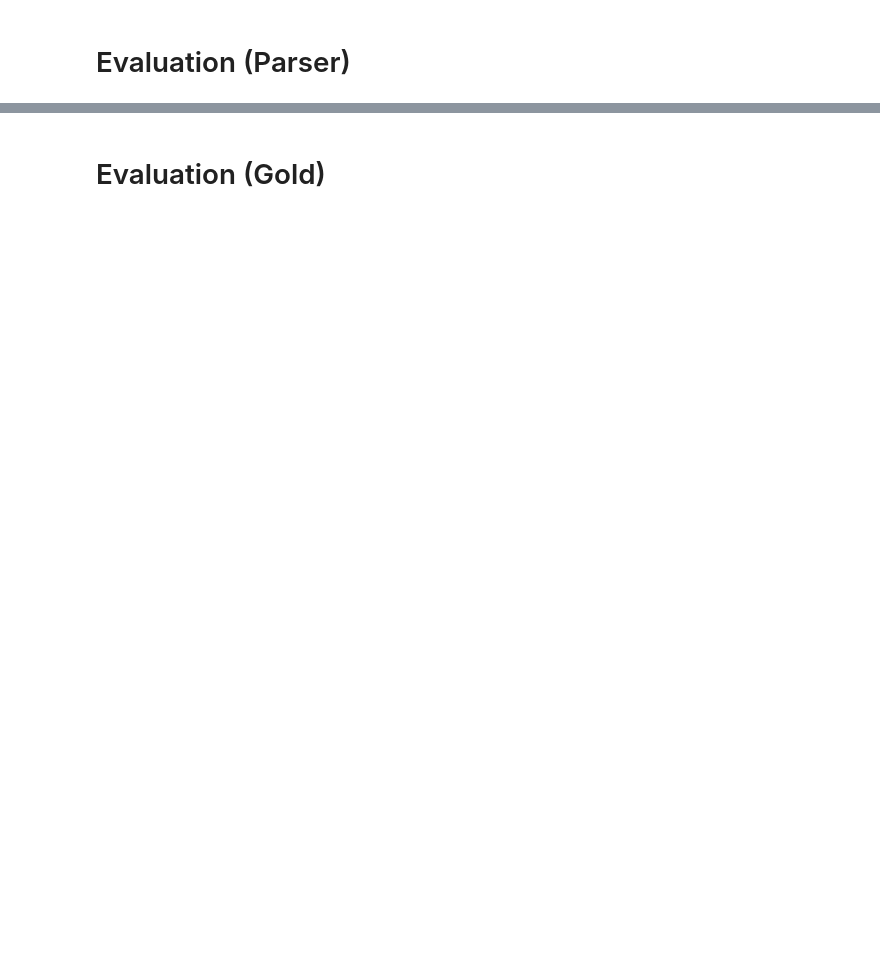
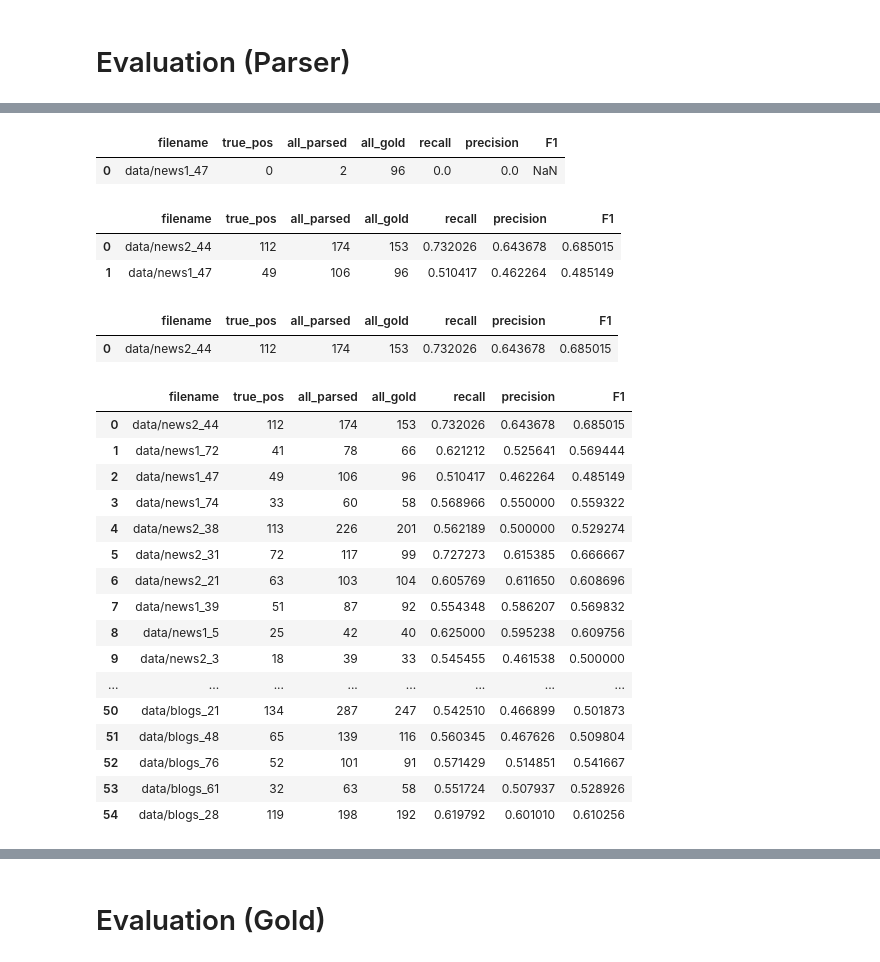
Before and after one commit to tchewik/isanlp_rst, a Jupyter notebook: src/maintenance/4.2_tree_building_bimpm_classifiers.ipynb, the cells around one changed output, grey strips where cells are left out. Cells and saved outputs as stored; diff of their text form; code cells hidden in the pictures; blank space fills up the shorter version.

```diff
--- a/src/maintenance/4.2_tree_building_bimpm_classifiers.ipynb
+++ b/src/maintenance/4.2_tree_building_bimpm_classifiers.ipynb
@@ -285,13 +273,14 @@ broken_files = []
 smallest_file = 'data/news2_4.edus'
 coolest_file = 'data/blogs_17.edus'
 #test[:1]
-for file in tqdm([coolest_file]):
+for file in tqdm(test):
     filename = '.'.join(file.split('.')[:-1])
     edus = read_edus(filename)
     #gold = read_gold(filename)
     gold = prepare_gold_pairs(read_gold(filename, features=True))
 
     annot = read_annotation(filename)
+    annot['text'] = annot['text'].replace('\nIMG', ' IMG')
 
     if '\n' in annot['text']:
         chunks = split_by_paragraphs(
@@ -337,7 +326,8 @@ for file in tqdm([coolest_file]):
                 chunk['morph'], chunk['postag'], chunk['syntax_dep_tree'])
 
             dus += trees
-            # print('chunk processed')
+#             print('::: chunk processed :::')
+#             print(dus[-1].text)
             start_id = dus[-1].id + 1
 
     parsed = document_parser(
@@ -364,7 +354,8 @@ for file in tqdm([coolest_file]):
             genre=filename.split('_')[0]
         )
 
-    parsed_pairs = pd.DataFrame(extr_pairs_forest(parsed, annot['text']), columns=['snippet_x', 'snippet_y', 'category_id', 'order'])
+    parsed_pairs = pd.DataFrame(extr_pairs_forest(parsed, annot['text']),
+                                columns=['snippet_x', 'snippet_y', 'category_id', 'order'])
     evaluation = eval_pipeline(parsed, edus, gold, annot['text'])
     evaluation['filename'] = file
     cache.append(evaluation)
@@ -425,3 +564,39 @@ results = pd.DataFrame({'filename': filenames,
 results['recall'] = results['true_pos'] / results['all_gold']
 results['precision'] = results['true_pos'] / results['all_parsed']
 results['F1'] = 2 * results['precision'] * results['recall'] / (results['precision'] + results['recall'])
+# %%
+results
+# %% [output]
+|  | filename | true_pos | all_parsed | all_gold | recall | precision | F1 |
+| 0 | data/news1_47 | 0 | 2 | 96 | 0.0 | 0.0 | NaN |
+# %%
+results
+# %% [output]
+|  | filename | true_pos | all_parsed | all_gold | recall | precision | F1 |
+| 0 | data/news2_44 | 112 | 174 | 153 | 0.732026 | 0.643678 | 0.685015 |
+| 1 | data/news1_47 | 49 | 106 | 96 | 0.510417 | 0.462264 | 0.485149 |
+# %%
+results
+# %% [output]
+|  | filename | true_pos | all_parsed | all_gold | recall | precision | F1 |
+| 0 | data/news2_44 | 112 | 174 | 153 | 0.732026 | 0.643678 | 0.685015 |
+# %%
+results
+# %% [output]
+|  | filename | true_pos | all_parsed | all_gold | recall | precision | F1 |
+| 0 | data/news2_44 | 112 | 174 | 153 | 0.732026 | 0.643678 | 0.685015 |
+| 1 | data/news1_72 | 41 | 78 | 66 | 0.621212 | 0.525641 | 0.569444 |
+| 2 | data/news1_47 | 49 | 106 | 96 | 0.510417 | 0.462264 | 0.485149 |
+| 3 | data/news1_74 | 33 | 60 | 58 | 0.568966 | 0.550000 | 0.559322 |
+| 4 | data/news2_38 | 113 | 226 | 201 | 0.562189 | 0.500000 | 0.529274 |
+| 5 | data/news2_31 | 72 | 117 | 99 | 0.727273 | 0.615385 | 0.666667 |
+| 6 | data/news2_21 | 63 | 103 | 104 | 0.605769 | 0.611650 | 0.608696 |
+| 7 | data/news1_39 | 51 | 87 | 92 | 0.554348 | 0.586207 | 0.569832 |
+| 8 | data/news1_5 | 25 | 42 | 40 | 0.625000 | 0.595238 | 0.609756 |
+| 9 | data/news2_3 | 18 | 39 | 33 | 0.545455 | 0.461538 | 0.500000 |
+| ... | ... | ... | ... | ... | ... | ... | ... |
+| 50 | data/blogs_21 | 134 | 287 | 247 | 0.542510 | 0.466899 | 0.501873 |
+| 51 | data/blogs_48 | 65 | 139 | 116 | 0.560345 | 0.467626 | 0.509804 |
+| 52 | data/blogs_76 | 52 | 101 | 91 | 0.571429 | 0.514851 | 0.541667 |
+| 53 | data/blogs_61 | 32 | 63 | 58 | 0.551724 | 0.507937 | 0.528926 |
+| 54 | data/blogs_28 | 119 | 198 | 192 | 0.619792 | 0.601010 | 0.610256 |
```
Also changed, not shown: parts of 32 cells of this notebook.
